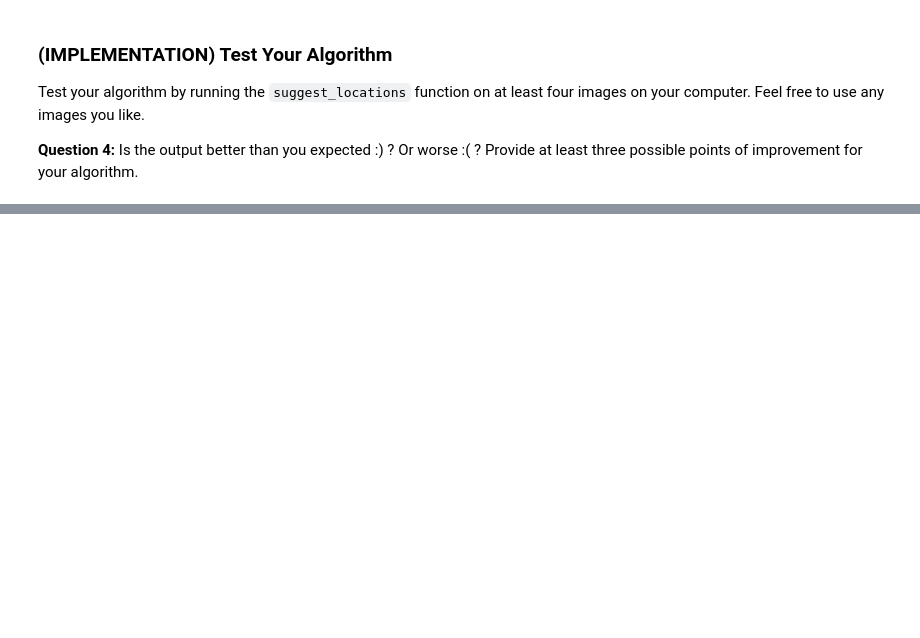
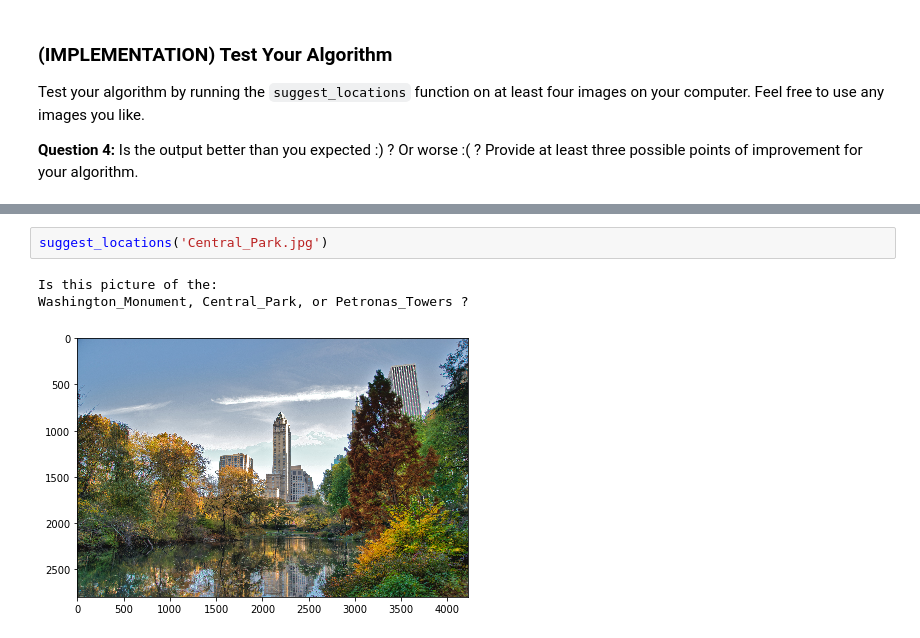
Before and after one commit to ZaidGhazal/Landmark-Classification-Using-Convolutional-Neural-Networks, a Jupyter notebook: landmark.ipynb, the cells around one changed output, grey strips where cells are left out. Cells and saved outputs as stored; diff of their text form; blank space fills up the shorter version.

```diff
--- a/landmark.ipynb
+++ b/landmark.ipynb
@@ -754,0 +710,6 @@ with zipfile.ZipFile("landmark_images.zip","r") as zip_ref:
+# %%
+suggest_locations('Central_Park.jpg')
+# %% [output]
+Is this picture of the:
+Washington_Monument, Central_Park, or Petronas_Towers ?
+[figure, added]
```
Also changed, not shown: parts of 33 cells of this notebook, 1 other file.
